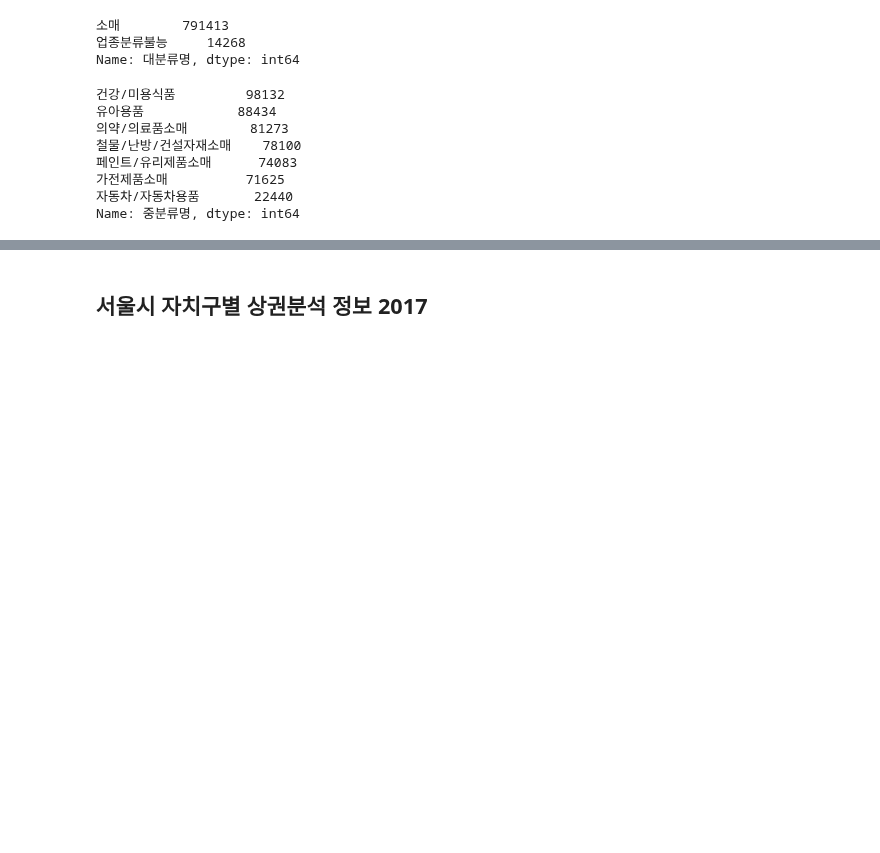
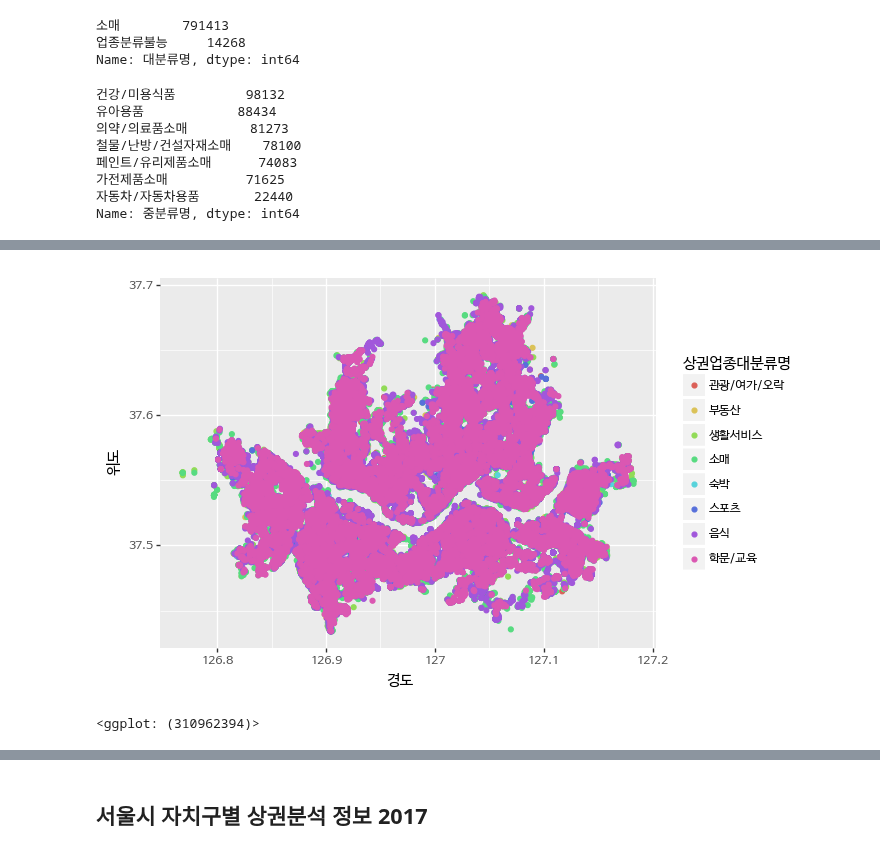
Before and after one commit to corazzon/OpenDataWrangling, a Jupyter notebook: commercial_store.ipynb, the cells around one changed output, grey strips where cells are left out. Saved outputs shown, nothing was run; the diff lists cells and outputs as text; code cells hidden in the pictures; blank space fills up the shorter version.

Commit message:
서울시 상가업소정보 업종분류별 분포 추가

```diff
--- a/commercial_store.ipynb
+++ b/commercial_store.ipynb
@@ -59,0 +62,4 @@ Name: 중분류명, dtype: int64
+# %%
+# 상가업소정보 2017년 9월 데이터
+shop_201709_01 = pd.read_csv('data/commercial_store/상가업소_201709/shop_201709_01.csv', encoding='cp949')
+shop_201709_01.shape
@@ -59,0 +181,10 @@ Name: 중분류명, dtype: int64
+# %%
+(ggplot(shop_seoul)
+ + aes(x='경도', y='위도', color='상권업종대분류명')
+ + geom_point()
+ + theme(text=element_text(family='NanumBarunGothic'))
+ + scale_fill_gradient(low = 'blue', high = 'green')
+)
+# %% [output]
+[figure, added]
+<ggplot: (310962394)>
```
Also changed, not shown: parts of 34 cells of this notebook.
